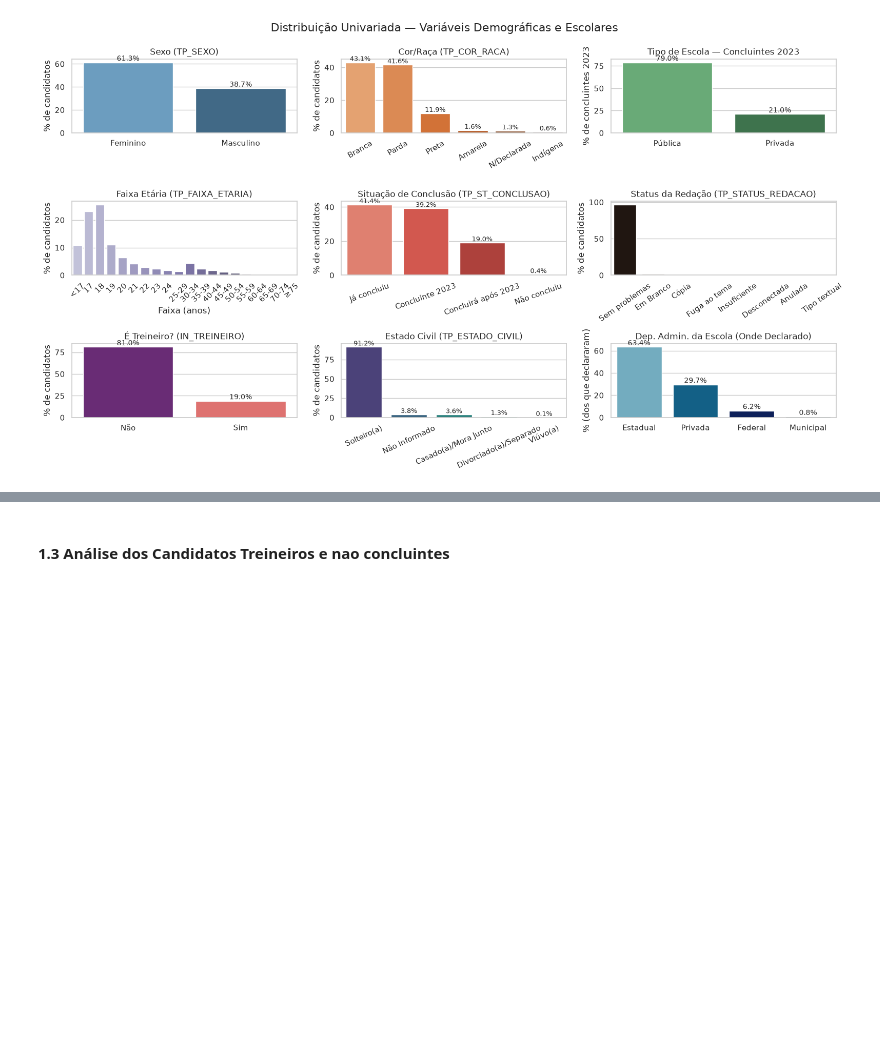
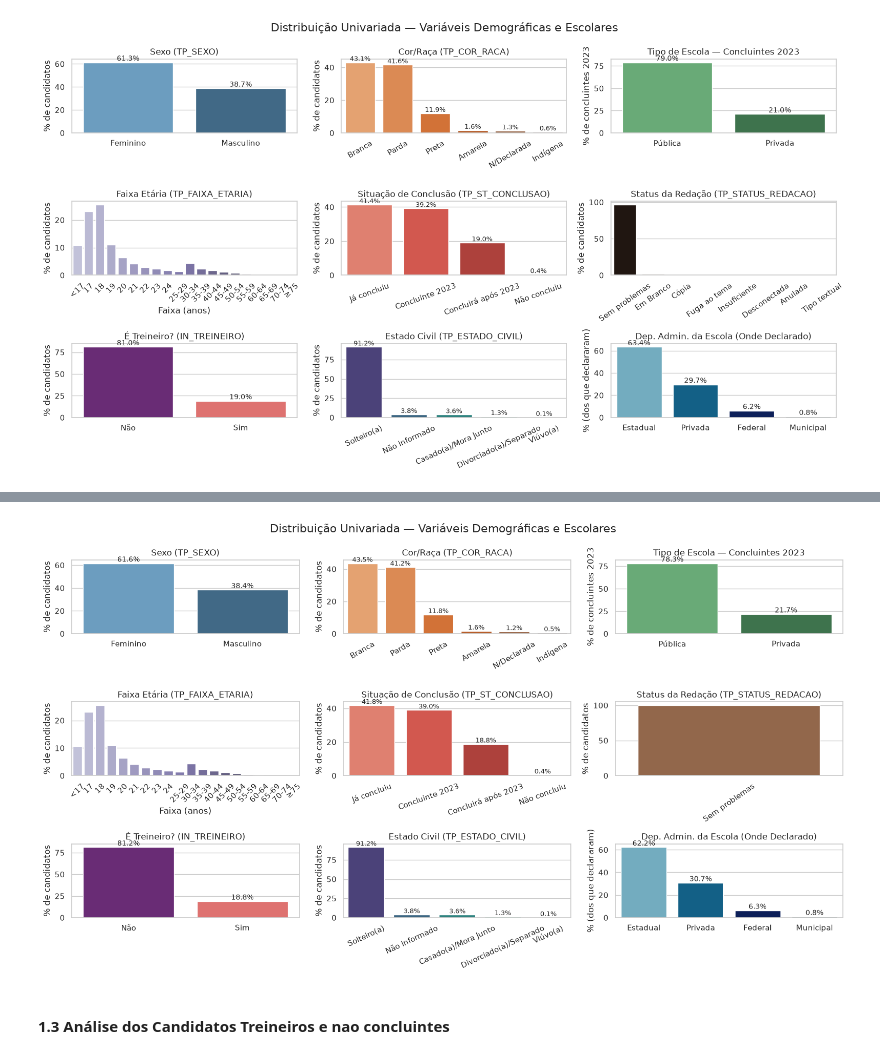
Before and after one commit to Prof-Saulo-Santos/mba-tcc-enem, a Jupyter notebook: notebooks/02_eda.ipynb, the cells around one changed output, grey strips where cells are left out. Cells and saved outputs as stored; diff of their text form; code cells hidden in the pictures; blank space fills up the shorter version.

```diff
--- a/notebooks/02_eda.ipynb
+++ b/notebooks/02_eda.ipynb
@@ -466,3 +617,7 @@ variaveis_demograficas_escolares()
+# %%
+variaveis_demograficas_escolares()
+# %% [output]
+[figure, added]
 # %% [markdown]
 #### 1.3 Análise dos Candidatos Treineiros e nao concluintes
 # %% [markdown]
```
Also changed, not shown: parts of 12 cells of this notebook, 1 other file.
